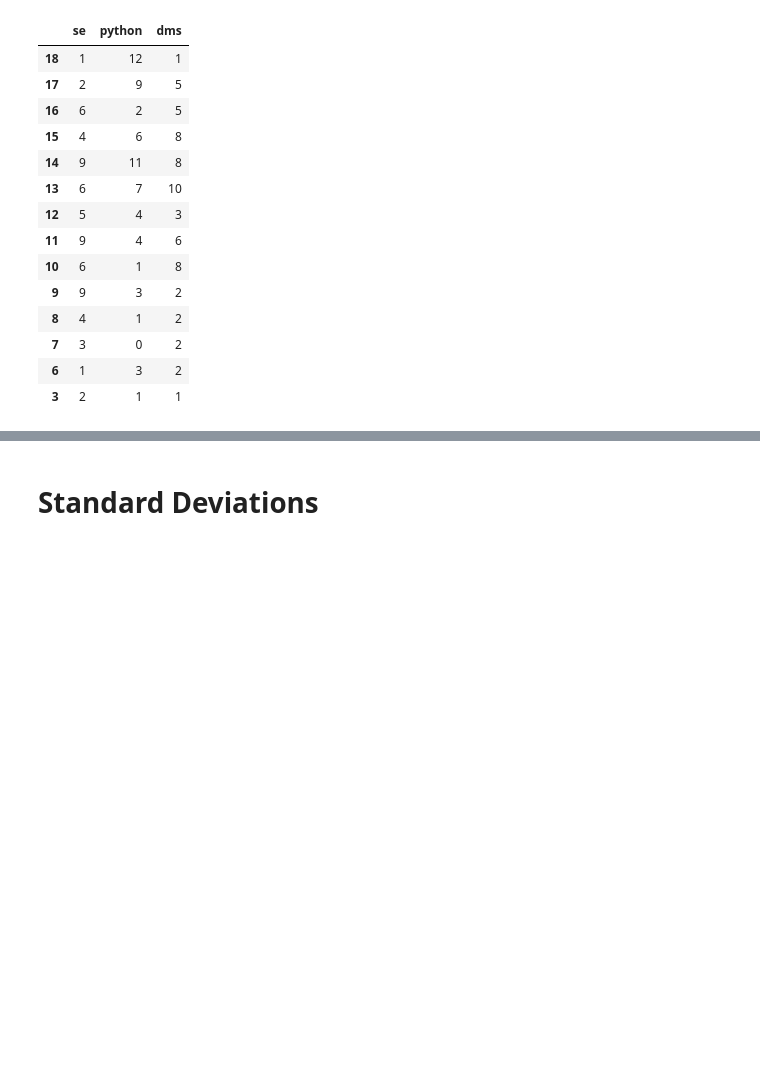
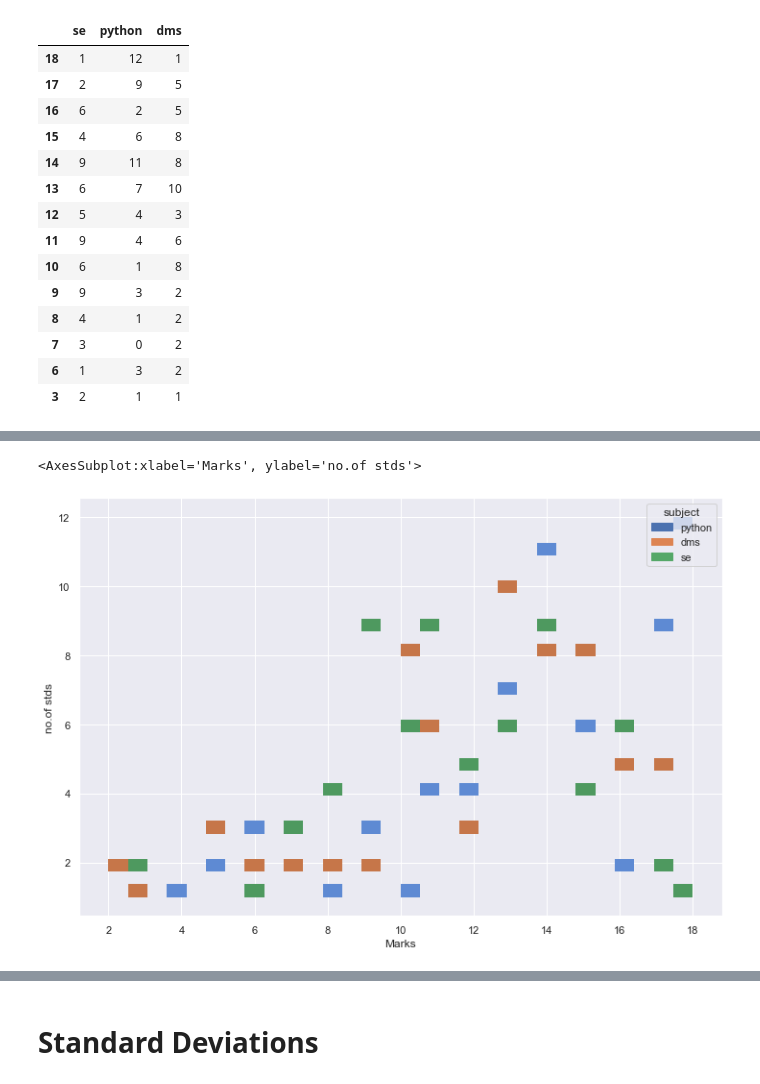
Before and after one commit to sasivatsal7122/Student-Marks-yonolesees-VIIT, a Jupyter notebook: yonolsees-2.ipynb, the cells around one changed output, grey strips where cells are left out. Saved outputs shown, nothing was run; the diff lists cells and outputs as text; code cells hidden in the pictures; blank space fills up the shorter version.

```diff
--- a/yonolsees-2.ipynb
+++ b/yonolsees-2.ipynb
@@ -418,3 +427,10 @@ final_fdf.head(20)
 | 7 | 3 | 0 | 2 |
 | 6 | 1 | 3 | 2 |
 | 3 | 2 | 1 | 1 |
+# %%
+m_stats_python['subject'] = 'python'
+m_stats_dms['subject'] = 'dms'
+m_stats_se['subject'] = 'se'
+
+final_mfreq_df_chart = m_stats_python.append((m_stats_dms,m_stats_se), ignore_index = True)
+final_mfreq_df_chart.head(10)
@@ -420,0 +449,5 @@ final_fdf.head(20)
+# %%
+sns.histplot(data=final_mfreq_df_chart,x='Marks', y='no.of stds', bins=30,hue='subject')
+# %% [output]
+<AxesSubplot:xlabel='Marks', ylabel='no.of stds'>
+[figure, added]
```
Also changed, not shown: parts of 12 cells of this notebook, 1 other file.
